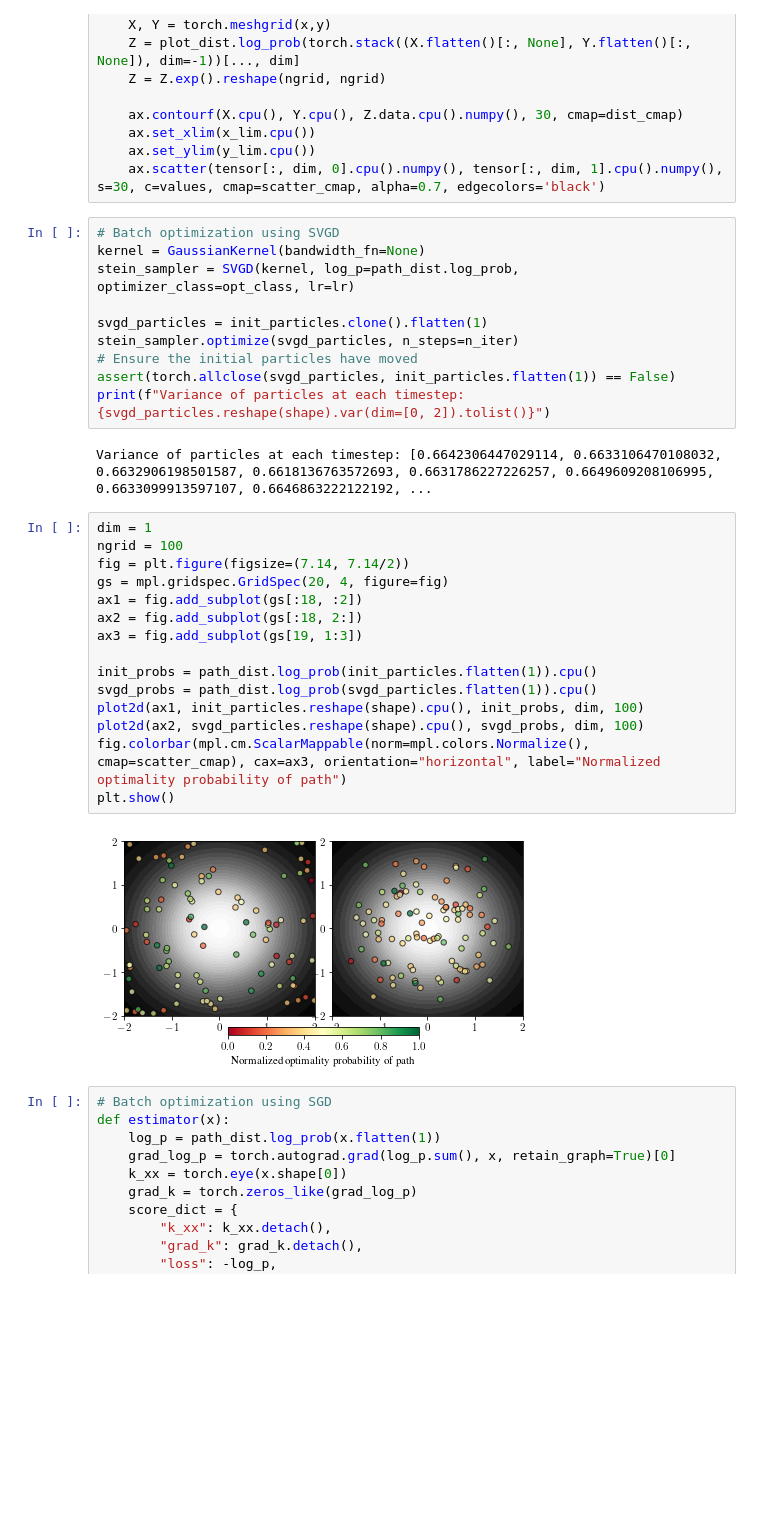
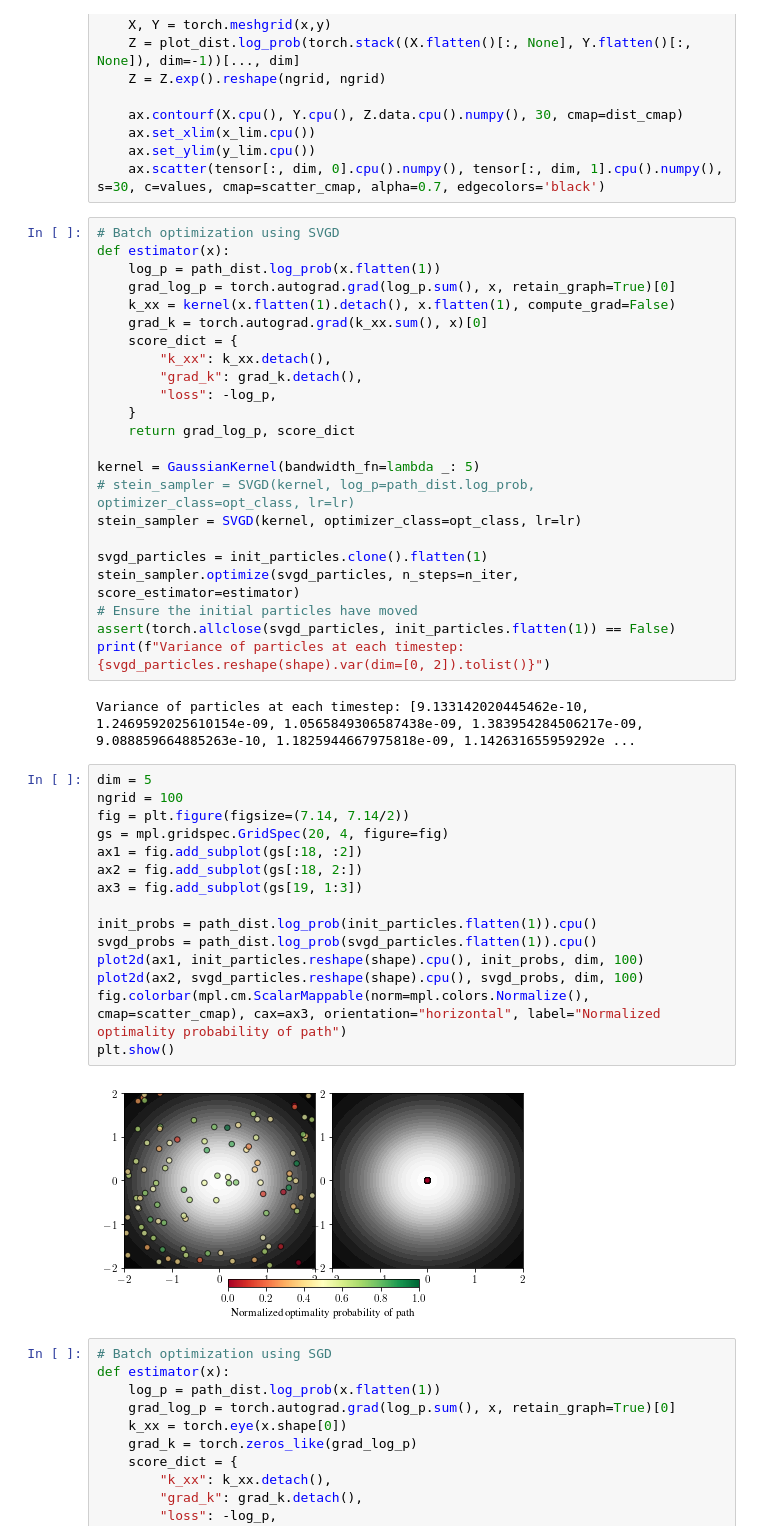
Before and after one commit to lubaroli/sigsvgd, a Jupyter notebook: examples/script_sequential_distribution.ipynb, the cells around one changed output. Saved outputs shown, nothing was run; the diff lists cells and outputs as text; blank space fills up the shorter version.

```diff
--- a/examples/script_sequential_distribution.ipynb
+++ b/examples/script_sequential_distribution.ipynb
@@ -94,33 +94,46 @@ def plot2d(ax, tensor, values, dim, ngrid):
     ax.scatter(tensor[:, dim, 0].cpu().numpy(), tensor[:, dim, 1].cpu().numpy(), s=30, c=values, cmap=scatter_cmap, alpha=0.7, edgecolors='black')
 # %%
 # Batch optimization using SVGD
-kernel = GaussianKernel(bandwidth_fn=None)
-stein_sampler = SVGD(kernel, log_p=path_dist.log_prob, optimizer_class=opt_class, lr=lr)
+def estimator(x):
+    log_p = path_dist.log_prob(x.flatten(1))
+    grad_log_p = torch.autograd.grad(log_p.sum(), x, retain_graph=True)[0]
+    k_xx = kernel(x.flatten(1).detach(), x.flatten(1), compute_grad=False)
+    grad_k = torch.autograd.grad(k_xx.sum(), x)[0]
+    score_dict = {
+        "k_xx": k_xx.detach(),
+        "grad_k": grad_k.detach(),
+        "loss": -log_p,
+    }
+    return grad_log_p, score_dict
+
+kernel = GaussianKernel(bandwidth_fn=lambda _: 5)
+# stein_sampler = SVGD(kernel, log_p=path_dist.log_prob, optimizer_class=opt_class, lr=lr)
+stein_sampler = SVGD(kernel, optimizer_class=opt_class, lr=lr)
 
 svgd_particles = init_particles.clone().flatten(1)
-stein_sampler.optimize(svgd_particles, n_steps=n_iter)
+stein_sampler.optimize(svgd_particles, n_steps=n_iter, score_estimator=estimator)
 # Ensure the initial particles have moved
 assert(torch.allclose(svgd_particles, init_particles.flatten(1)) == False)
 print(f"Variance of particles at each timestep: {svgd_particles.reshape(shape).var(dim=[0, 2]).tolist()}")
 # %% [output]
-Variance of particles at each timestep: [0.6642306447029114, 0.6633106470108032, 0.6632906198501587, 0.6618136763572693, 0.6631786227226257, 0.6649609208106995, 0.6633099913597107, 0.6646863222122192, ...
+Variance of particles at each timestep: [9.133142020445462e-10, 1.2469592025610154e-09, 1.0565849306587438e-09, 1.383954284506217e-09, 9.088859664885263e-10, 1.1825944667975818e-09, 1.142631655959292e ...
 # %%
-dim = 1
+dim = 5
 ngrid = 100
 fig = plt.figure(figsize=(7.14, 7.14/2))
 gs = mpl.gridspec.GridSpec(20, 4, figure=fig)
 ax1 = fig.add_subplot(gs[:18, :2])
 ax2 = fig.add_subplot(gs[:18, 2:])
 ax3 = fig.add_subplot(gs[19, 1:3])
 
 init_probs = path_dist.log_prob(init_particles.flatten(1)).cpu()
 svgd_probs = path_dist.log_prob(svgd_particles.flatten(1)).cpu()
 plot2d(ax1, init_particles.reshape(shape).cpu(), init_probs, dim, 100)
 plot2d(ax2, svgd_particles.reshape(shape).cpu(), svgd_probs, dim, 100)
 fig.colorbar(mpl.cm.ScalarMappable(norm=mpl.colors.Normalize(), cmap=scatter_cmap), cax=ax3, orientation="horizontal", label="Normalized optimality probability of path")
 plt.show()
 # %% [output]
-[figure, old version]
+[figure, new version]
 # %%
 # Batch optimization using SGD
 def estimator(x):
```
Also changed, not shown: parts of 4 cells of this notebook, 8 other files.
